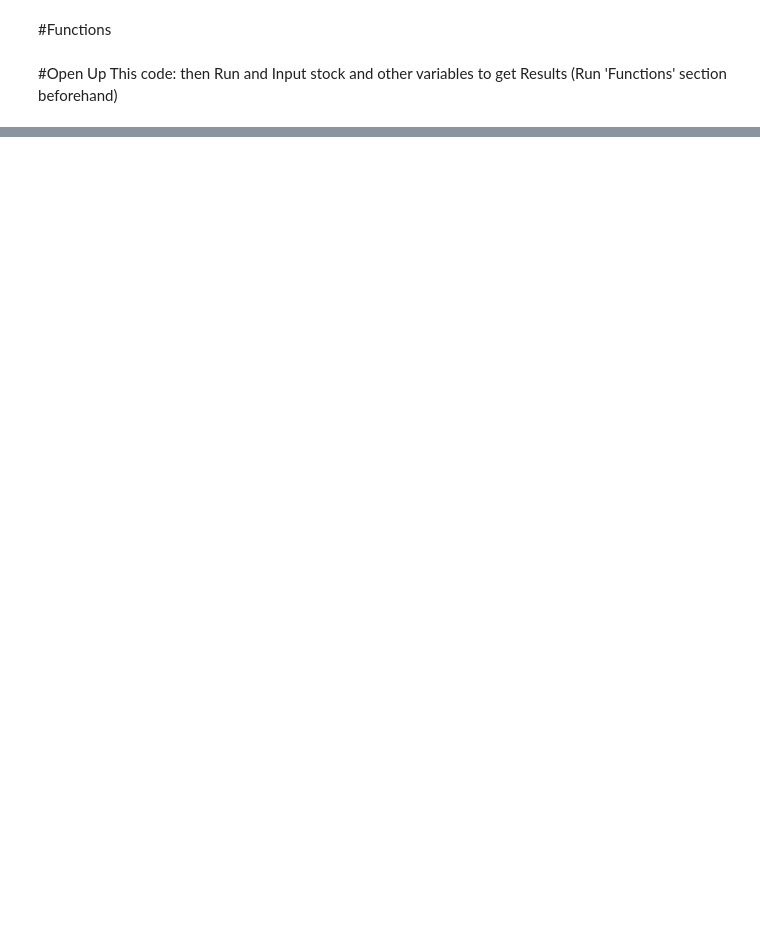
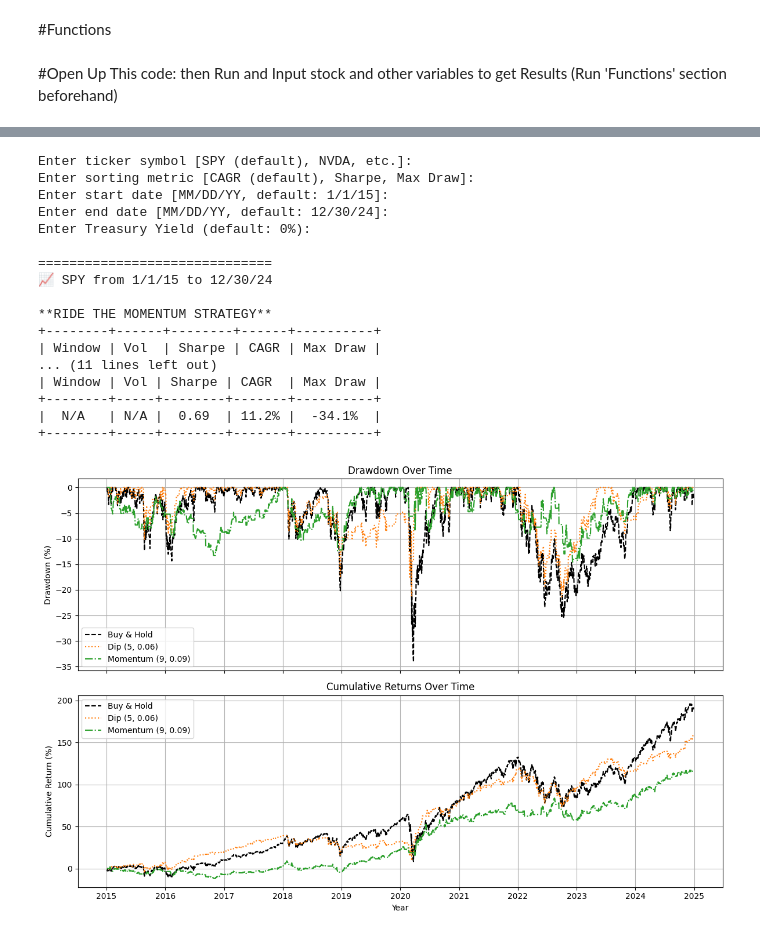
Before and after one commit to lukewilliams16/quant-trading-strategies, a Jupyter notebook: notebooks/Level_1_Momentum_Dip_Buying.ipynb, the cells around one changed output, grey strips where cells are left out. Saved outputs shown, nothing was run; the diff lists cells and outputs as text; code cells hidden in the pictures; blank space fills up the shorter version.

```diff
--- a/notebooks/Level_1_Momentum_Dip_Buying.ipynb
+++ b/notebooks/Level_1_Momentum_Dip_Buying.ipynb
@@ -186,2 +222,43 @@ def plot_drawdown(stock, dip=None, momentum=None):
+# %%
+"""
+The `main` function serves as the entry point for the quantitative trading strategy.
+
+It prompts the user to input the following parameters:
+- **Ticker Symbol**: The stock or ETF symbol to analyze (e.g., SPY, NVDA).
+- **Sorting Metric**: The metric used to sort the strategy's performance results (e.g., CAGR, Sharpe Ratio, Max Drawdown).
+- **Start Date**: The start date for the analysis period (default is 1/1/15).
+- **End Date**: The end date for the analysis period (default is 12/30/24).
+- **Treasury Yield**: The yield on Treasury bonds, used to adjust the Sharpe ratio and performance metrics (default is 0%).
+
+The function then:
+1. Downloads historical price data from Yahoo Finance for the specified ticker and date range.
+2. Prepares the data for analysis by adjusting columns for easier access.
+3. Calls the `momentum_strategy` function to compute and evaluate the performance of the momentum and dip-buying strategies.
+4. Displays the results of the best-performing strategies compared to the Buy-and-Hold benchmark.
+5. Plots the cumulative returns of each strategy over time using `plot_drawdown`.
+
+This function allows users to experiment with different tickers, time periods, and performance metrics to evaluate the effectiveness of the strategies.
+
+"""
+
+def main():
+    ticker = input("Enter ticker symbol [SPY (default), NVDA, etc.]: ").upper() or "SPY"
+    sort = input("Enter sorting metric [CAGR (default), Sharpe, Max Draw]: ") or "CAGR"
+    start_input = input("Enter start date [MM/DD/YY, default: 1/1/15]: ")
+    end_input = input("Enter end date [MM/DD/YY, default: 12/30/24]: ")
+    treasury = input("Enter Treasury Yield (default: 0%): ") or "0"
+
+    start_date = parse_date(start_input, "2015-01-01")
+    end_date = parse_date(end_input, "2024-12-30")
+
+    data = yf.download(ticker, start=start_date, end=end_date, progress=False, auto_adjust=False)
+    data.columns = data.columns.get_level_values(0)
+
+    print(f"\n{'=' * 30}")
+    print(f"📈 {ticker} from {datetime.strptime(start_date, '%Y-%m-%d').strftime('%-m/%-d/%y')} to {datetime.strptime(end_date, '%Y-%m-%d').strftime('%-m/%-d/%y')}\n")
+
+    output, best_ride, best_dip, bh = momentum_strategy(data, sort, treasury)
+    print(output)
+    plot_drawdown(data, dip=(int(best_dip['Window']), float(best_dip['Vol'])), momentum=(int(best_ride['Window']), float(best_ride['Vol'])))
 # %% [markdown]
 #Open Up This code: then Run and Input stock and other variables to get Results (Run 'Functions' section beforehand)
@@ -235,0 +265,22 @@ Enter Treasury Yield (defualt: 0%):
+# %%
+if __name__ == '__main__':
+    main()
+# %% [output]
+Enter ticker symbol [SPY (default), NVDA, etc.]:
+Enter sorting metric [CAGR (default), Sharpe, Max Draw]:
+Enter start date [MM/DD/YY, default: 1/1/15]:
+Enter end date [MM/DD/YY, default: 12/30/24]:
+Enter Treasury Yield (default: 0%):
+
+==============================
+📈 SPY from 1/1/15 to 12/30/24
+
+**RIDE THE MOMENTUM STRATEGY**
++--------+------+--------+------+----------+
+| Window | Vol  | Sharpe | CAGR | Max Draw |
+... (11 lines left out)
+| Window | Vol | Sharpe | CAGR  | Max Draw |
++--------+-----+--------+-------+----------+
+|  N/A   | N/A |  0.69  | 11.2% |  -34.1%  |
++--------+-----+--------+-------+----------+
+[figure, added]
```
Also changed, not shown: parts of 12 cells of this notebook.
